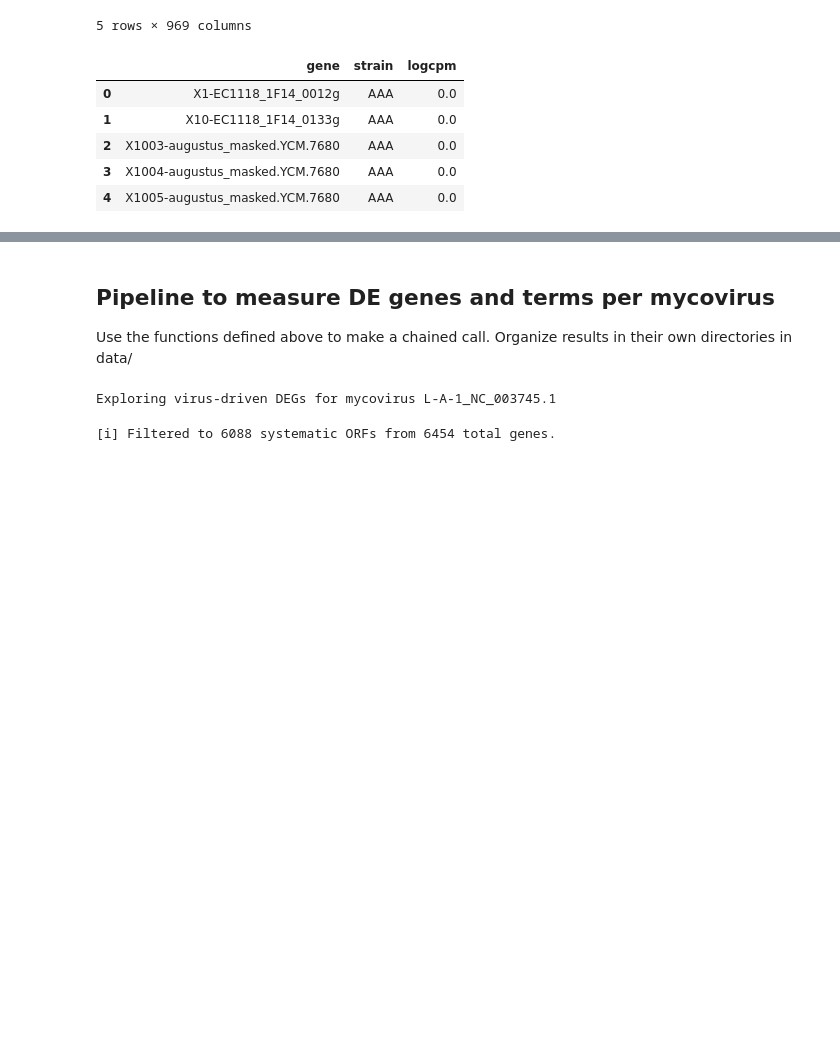
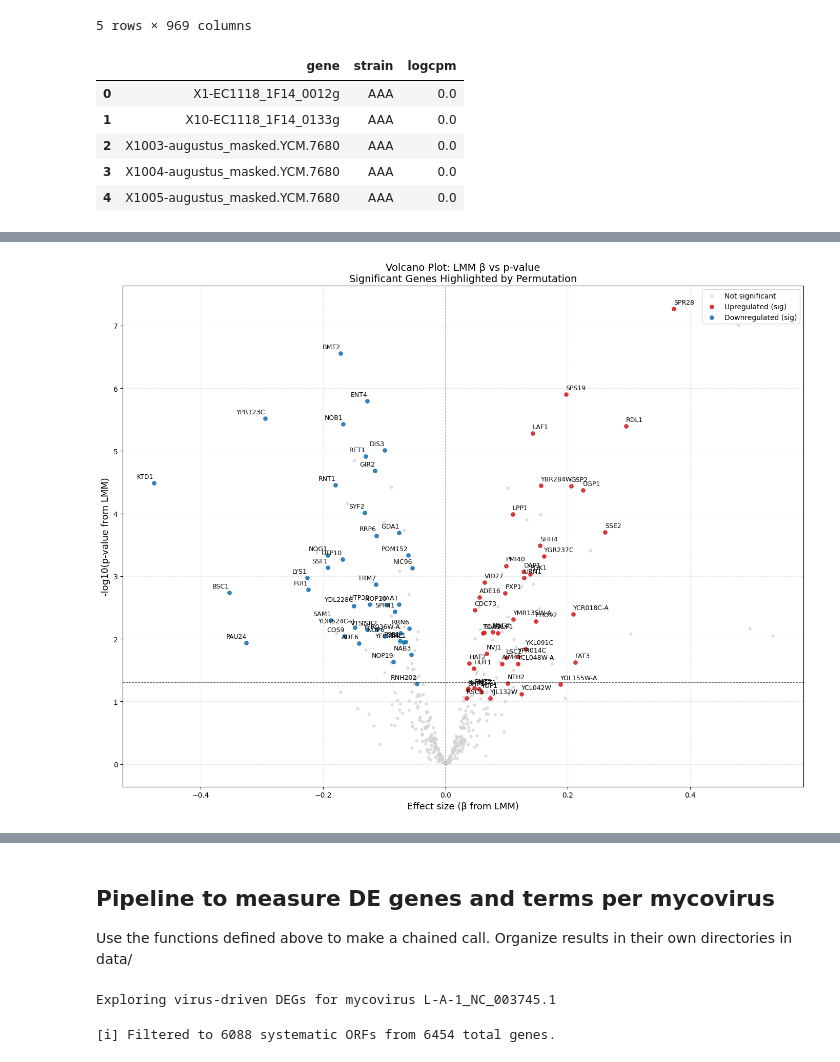
Before and after one commit to irahorecka/yeastvirome, a Jupyter notebook: jupyter/lmm.ipynb, the cells around one changed output, grey strips where cells are left out. Saved outputs shown, nothing was run; the diff lists cells and outputs as text; code cells hidden in the pictures; blank space fills up the shorter version.

```diff
--- a/jupyter/lmm.ipynb
+++ b/jupyter/lmm.ipynb
@@ -534,0 +747,100 @@ results.head()
+# %%
+import matplotlib.pyplot as plt
+import numpy as np
+import pandas as pd
+
+def plot_volcano_std_named(
+    df,
+    sys2std_map,
+    beta_col="beta",
+    pval_col="pval",
+    fdr_col="empirical_fdr",
+    gene_col="gene",
+    top_up=None,
+    top_down=None,
+    fdr_thresh=0.25,
+    beta_thresh=0.0,
+    figsize=(14, 11),
+    label_fontsize=9,
+    title="Volcano Plot: LMM β vs p-value\nSignificant Genes Highlighted by Permutation",
+    label_offset=0.05
+):
+    """
+    Volcano plot using β vs –log10(p-value), labeling genes from sys2std_map only
+    if they pass the FDR threshold and are in the top_up/top_down list.
+    """
+    df = df.copy()
+    df["std_gene"] = df[gene_col].map(sys2std_map)
+    df = df.dropna(subset=["std_gene"])  # Only keep mapped genes
+    df["log10_pval"] = -np.log10(df[pval_col].clip(lower=1e-300))
+
+    # Define significance masks
+    sig_mask = df[fdr_col] <= fdr_thresh
+    up_mask = (df[beta_col] >= beta_thresh) & sig_mask
+    down_mask = (df[beta_col] <= -beta_thresh) & sig_mask
+    nonsig_mask = ~sig_mask
+
+    fig, ax = plt.subplots(figsize=figsize)
+
+    # Plot points
+    ax.scatter(df.loc[nonsig_mask, beta_col],
+               df.loc[nonsig_mask, "log10_pval"],
+               color="lightgray", s=12, alpha=0.7, label="Not significant")
+
+    ax.scatter(df.loc[up_mask, beta_col],
+               df.loc[up_mask, "log10_pval"],
+               color="#d62728", s=28, alpha=0.9, label="Upregulated (sig)")
+
+    ax.scatter(df.loc[down_mask, beta_col],
+               df.loc[down_mask, "log10_pval"],
+               color="#1f77b4", s=28, alpha=0.9, label="Downregulated (sig)")
+
+    # Label top genes if provided
+    if top_up is not None:
+        for _, row in top_up.iterrows():
+            gene = row[gene_col]
+            if gene in sys2std_map:
+                match = df[df[gene_col] == gene]
+                if not match.empty and match.iloc[0][fdr_col] <= fdr_thresh:
+                    beta = match.iloc[0][beta_col]
+                    log10_pval = match.iloc[0]["log10_pval"]
+                    ax.text(beta, log10_pval + label_offset,
+                            sys2std_map[gene],
+                            color="black", fontsize=label_fontsize,
+                            ha="left", va="bottom")
+
+    if top_down is not None:
+        for _, row in top_down.iterrows():
+            gene = row[gene_col]
+            if gene in sys2std_map:
+                match = df[df[gene_col] == gene]
+                if not match.empty and match.iloc[0][fdr_col] <= fdr_thresh:
+                    beta = match.iloc[0][beta_col]
+                    log10_pval = match.iloc[0]["log10_pval"]
+                    ax.text(beta, log10_pval + label_offset,
+                            sys2std_map[gene],
+                            color="black", fontsize=label_fontsize,
+                            ha="right", va="bottom")
+
+    # Formatting
+    ax.axvline(0, linestyle="--", color="black", lw=0.8, alpha=0.6)
+    ax.axhline(-np.log10(0.05), linestyle="--", color="black", lw=0.8, alpha=0.6)
+    ax.set_xlabel("Effect size (β from LMM)", fontsize=13)
+    ax.set_ylabel("-log10(p-value from LMM)", fontsize=13)
+    ax.set_title(title, fontsize=14)
+    ax.grid(True, linestyle="--", alpha=0.3)
+    ax.legend()
+    plt.tight_layout()
+    plt.show()
+
+
+plot_volcano_std_named(
+    df=empirical,
+    sys2std_map=sys_gene_to_std_gene,
+    top_up=top_up,
+    top_down=top_down,
+    fdr_thresh=0.05,
+    beta_thresh=0.0,
+)
+# %% [output]
+[figure, added]
```
Also changed, not shown: parts of 30 cells of this notebook, 1 other file.
